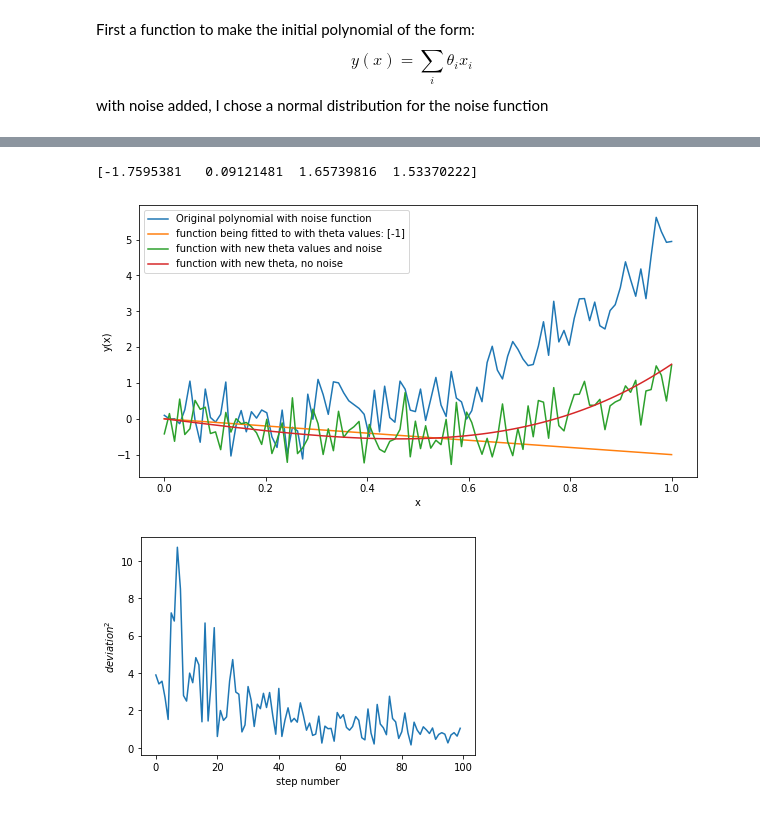
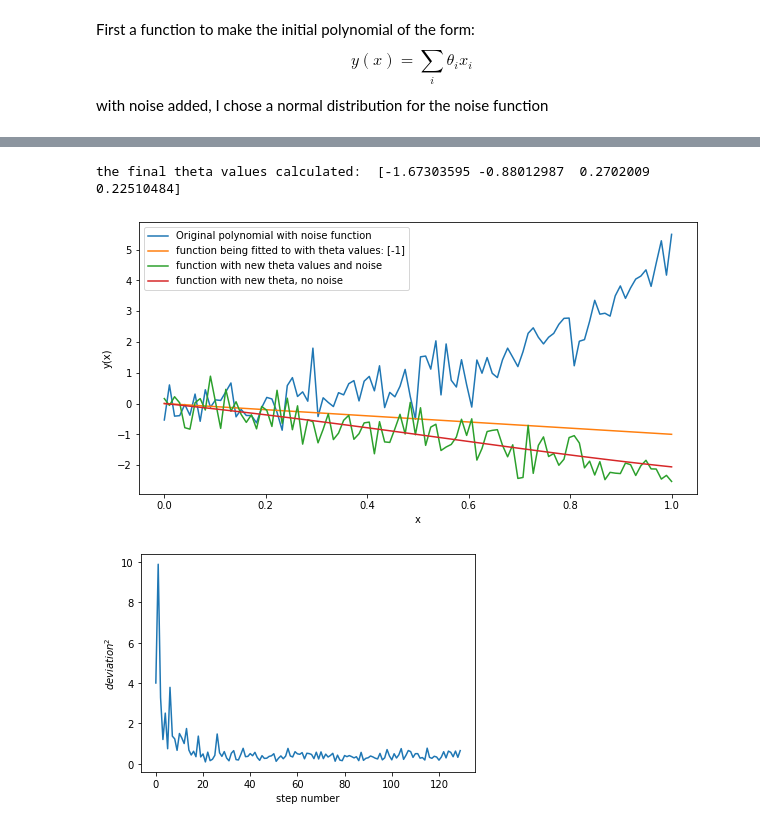
Before and after one commit to logansdmi/CurveFitting, a Jupyter notebook: CurveFitting.ipynb, the cells around one changed output, grey strips where cells are left out. Drawn from its saved outputs; the diff is of its cells as text; code cells hidden in the pictures.

```diff
--- a/CurveFitting.ipynb
+++ b/CurveFitting.ipynb
@@ -29,6 +31,6 @@ def polyModelWithNoise(x,theta,sigma):
 # %%
 # setting initial values
-theta = np.array([0,1,2,3])
+theta = np.array([0,1])
 x=np.linspace(0,1,100)
 
 
@@ -43,18 +47,18 @@ Text(0.5, 1.0, 'polynomial with theta as [0,1] and noise sigma as 0.5')
 # %%
 def polyGradient(x,theta):
   ''' inputs: x - array of x values, theta - array of theta values
-  outputs array of the gradient of the polynomial with respect to each theta input'''
+  outputs: array of the gradient of the polynomial with respect to each theta input'''
 
   terms = np.array([])
   y = np.array([])
   for l in range(len(theta)):
     thetaInter = theta[l]
-    theta[l] = 0
+    theta[l] = 1 # changes the theta value that the function is being differentiated by to one
     for j in range(len(x)):
       terms = 0
       for i in range(len(theta)):
         terms = np.append(terms,theta[i]*(x[j]**(i+1)))
       y = np.append(y,np.sum(terms))
-    theta[l] = thetaInter
+    theta[l] = thetaInter # changes the theta values back to the originals
 
   return y.reshape(len(theta),len(x))
@@ -127,21 +142,20 @@ graphs(x,theta,newTheta,thetaModel,sigma,steps)
 # %%
 # setting variables needed for the gradient descent function
-steps = 100
-eta = 0.01
-
+steps = 130
+eta = 0.04
 theta = np.array([0,1,2,2])
 
 thetaModel = np.array([-1])
 
 # using function to get new theta values
 newTheta = gradDescent(steps,eta,numx,theta,sigma,thetaModel)[0]
-print(newTheta)
+print('the final theta values calculated: ',newTheta)
 
 x=np.linspace(0,1,100)
 
 #plots the graphs
 graphs(x,theta,newTheta,thetaModel,sigma,steps)
 # %% [output]
-[-1.7595381   0.09121481  1.65739816  1.53370222]
+the final theta values calculated:  [-1.67303595 -0.88012987  0.2702009   0.22510484]
-[figure, old version]
+[figure, new version]
-[figure, old version]
+[figure, new version]
```
Also changed, not shown: parts of 18 cells of this notebook.
